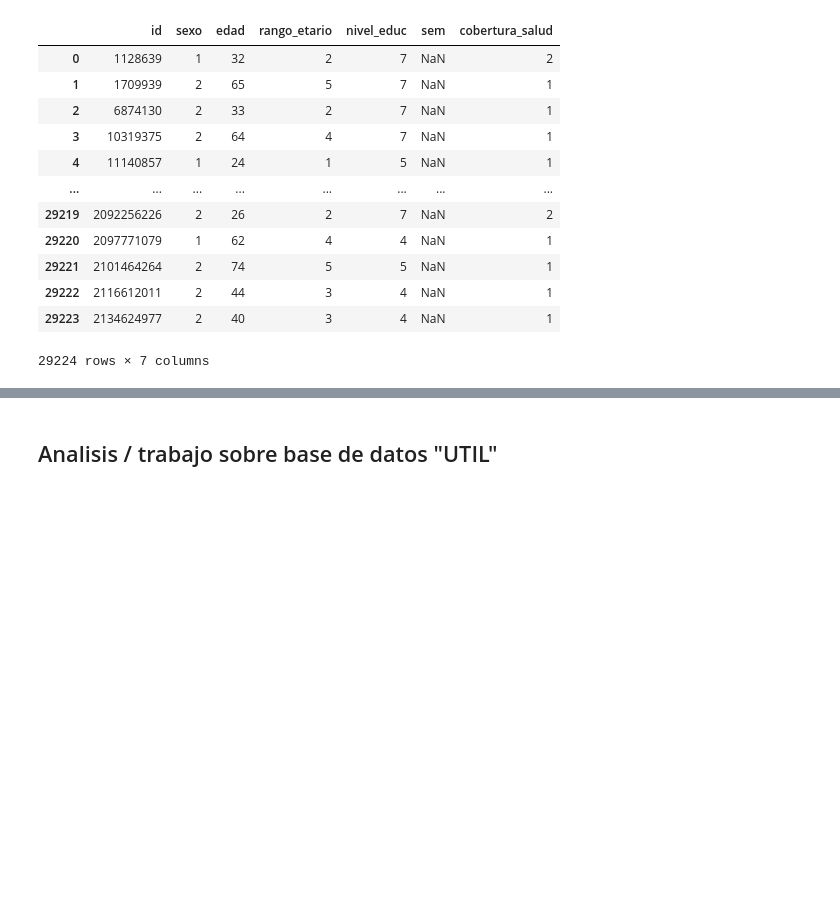
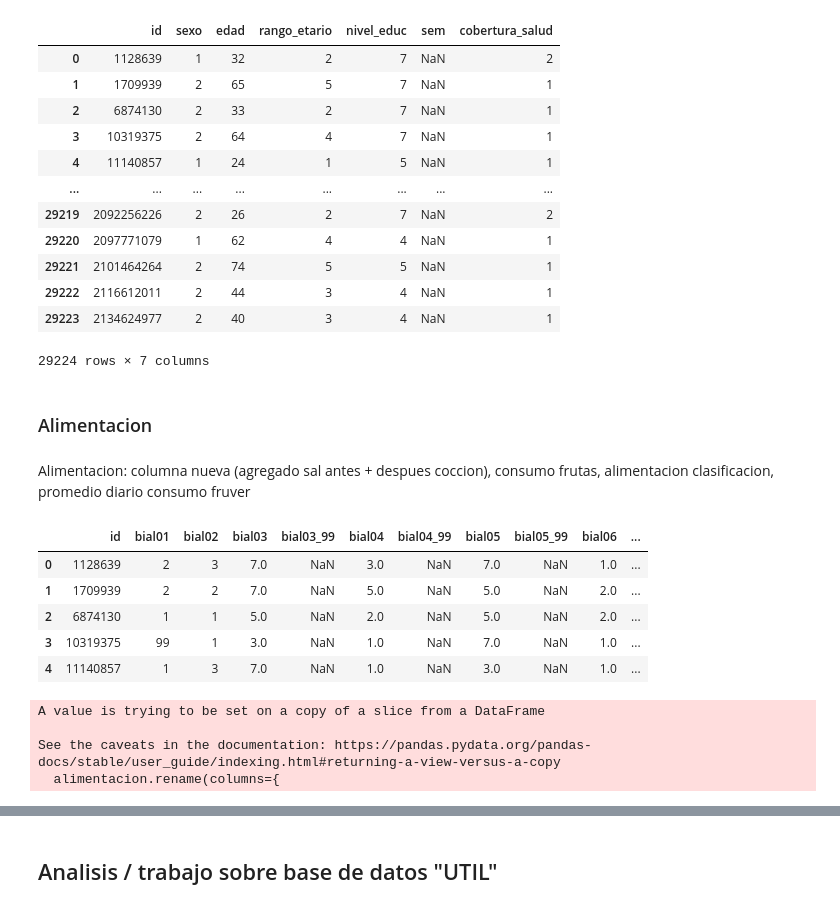
Before and after one commit to Data-Science-YPF/factores_riesgo, a Jupyter notebook: analisisBD.ipynb, the cells around one changed output, grey strips where cells are left out. Drawn from its saved outputs; the diff is of its cells as text; code cells hidden in the pictures; blank space fills up the shorter version.

Commit message:
Filtrado alimentacion y agregado columna derivada consumo de sal

```diff
--- a/analisisBD.ipynb
+++ b/analisisBD.ipynb
@@ -621,3 +717,31 @@ caract_encuest
 | 29222 | 2116612011 | 2 | 44 | 3 | 4 | NaN | 1 |
 | 29223 | 2134624977 | 2 | 40 | 3 | 4 | NaN | 1 |
 29224 rows × 7 columns
+# %% [markdown]
+### Alimentacion
+# %% [markdown]
+Alimentacion: columna nueva (agregado sal antes + despues coccion), consumo frutas, alimentacion clasificacion, promedio diario consumo fruver
+# %%
+# Localizo las columnas que pertenecen al tema alimentacion
+alimentacion = friesgo_2018.iloc[:, [0] + list(range(169,186))]
+alimentacion.head()
+# %% [output]
+|  | id | bial01 | bial02 | bial03 | bial03_99 | bial04 | bial04_99 | bial05 | bial05_99 | bial06 | ... |
+| 0 | 1128639 | 2 | 3 | 7.0 | NaN | 3.0 | NaN | 7.0 | NaN | 1.0 | ... |
+| 1 | 1709939 | 2 | 2 | 7.0 | NaN | 5.0 | NaN | 5.0 | NaN | 2.0 | ... |
+| 2 | 6874130 | 1 | 1 | 5.0 | NaN | 2.0 | NaN | 5.0 | NaN | 2.0 | ... |
+| 3 | 10319375 | 99 | 1 | 3.0 | NaN | 1.0 | NaN | 7.0 | NaN | 1.0 | ... |
+| 4 | 11140857 | 1 | 3 | 7.0 | NaN | 1.0 | NaN | 3.0 | NaN | 1.0 | ... |
+# %%
+alimentacion.rename(columns={
+    'bial01': 'sal1',
+    'bial02': 'sal2',
+    'bial03': 'consumo_semanal_futas',
+    'bial08': 'ranking_dieta',
+    'promedio_fv_diario': 'media_fv_diaria'
+}, inplace=True)
+# %% [output]
+A value is trying to be set on a copy of a slice from a DataFrame
+
+See the caveats in the documentation: https://pandas.pydata.org/pandas-docs/stable/user_guide/indexing.html#returning-a-view-versus-a-copy
+  alimentacion.rename(columns={
```
Also changed, not shown: parts of 25 cells of this notebook.
